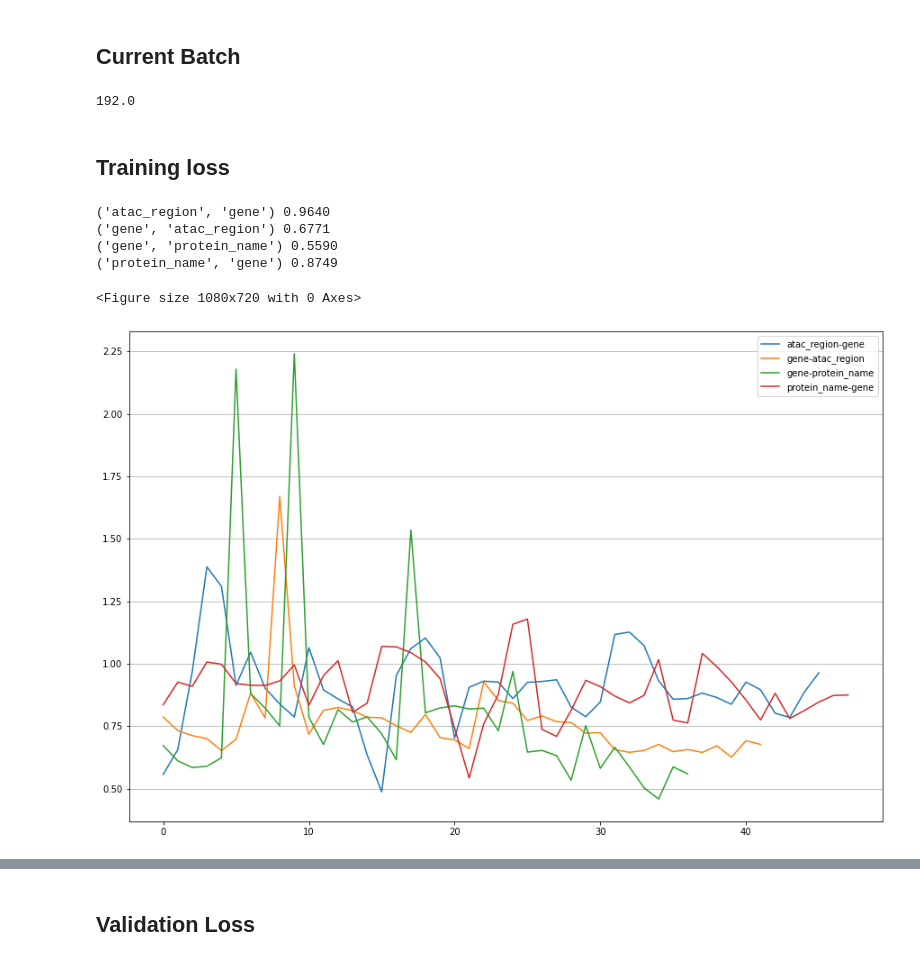
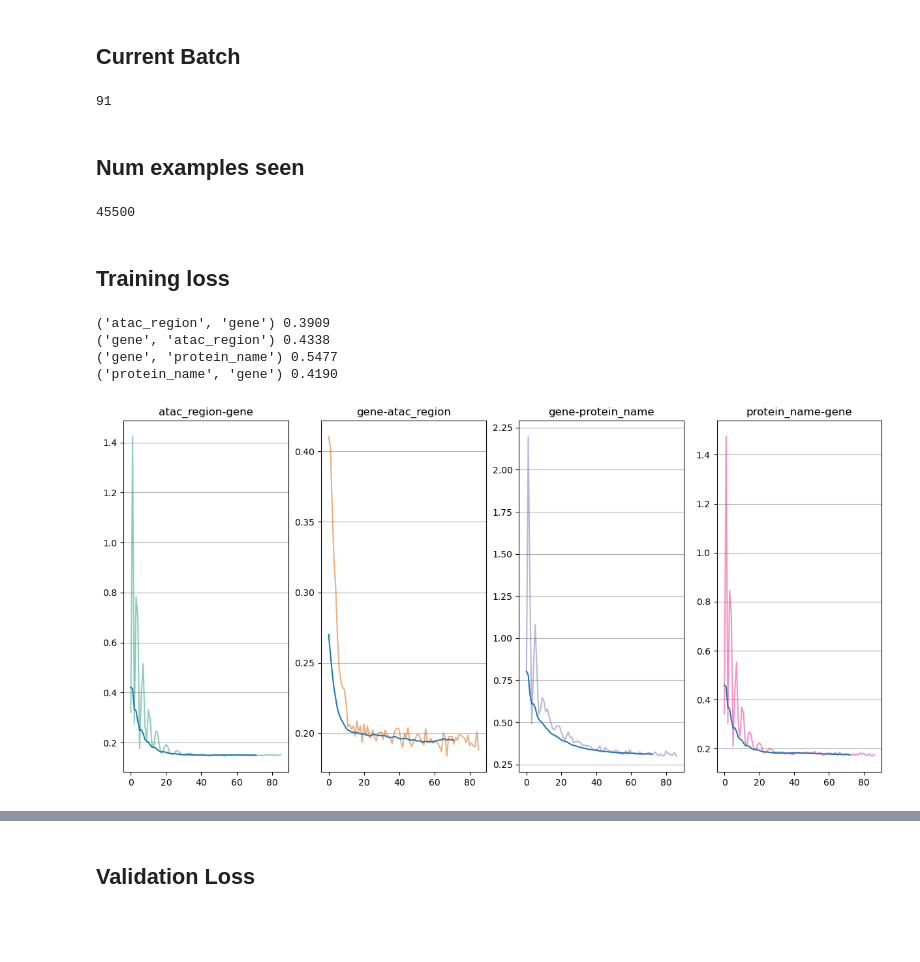
Before and after one commit to bglazer/opisca, a Jupyter notebook: training_logs.ipynb, the cells around one changed output, grey strips where cells are left out. Cells and saved outputs as stored; diff of their text form; code cells hidden in the pictures; blank space fills up the shorter version.

```diff
--- a/training_logs.ipynb
+++ b/training_logs.ipynb
@@ -75,8 +75,10 @@ matches = {}
 #### Timestamp of run
 # %%
 timestamps = [
-    '20211031-1628',
-    '20211031-1642',
+    '20220709-1339', # SAGE 5 layers
+#     '20220709-1340',
+    '20220824-1408', # SAGE, 3 layers
+    '20220824-1415', # GAT
 ]
 files = [f'logs/train_earl_{tmstp}.log' for tmstp in timestamps]
 # %%
@@ -87,7 +89,7 @@ for file in files:
 # %% [markdown]
 ## Select File
 # %%
-idx = 0
+idx = 2
 # %% [markdown]
 ## Get matching log lines
 # %%
@@ -122,9 +125,15 @@ pprint(json.load(open(f'logs/earl_params_{timestamps[idx]}.json')))
 # %% [markdown]
 ## Current Batch
 # %%
-batch = matches['Batch'][-1]
+batch = int(matches['Batch'][-1])
 batch
 # %% [output]
-192.0
+91
+# %% [markdown]
+## Num examples seen
+# %%
+batch*batch_size
+# %% [output]
+45500
 # %% [markdown]
 ## Training loss
@@ -131,17 +142,26 @@ batch
 # %%
-plt.figure(figsize=(15,10))
-fig,ax = plt.subplots(figsize=(15,10))
-plt.grid(axis='y')
+fig,ax = plt.subplots(1, 4, figsize=(15,7))
 
-for task in tasks:
+cmap = cm.Dark2
+
+start = 5
+width = 15
+
+for i,task in enumerate(tasks):
     training_loss = matches[f'train prediction loss {task}']
-    ax.plot(training_loss[5:], label=f'{task[0]}-{task[1]}')
-    print(task, f'{training_loss[-1]:.4f}')
-_=ax.legend()
+    color = list(cmap(i))
+    color2 = list(color)
+    color2[3] = .5
+    ax[i].plot(training_loss[start:], label=f'{task[0]}-{task[1]}', c=color2)
+    ax[i].plot(moving_average(training_loss[start:],width))
+    ax[i].grid(axis='y')
+    ax[i].set_title(f'{task[0]}-{task[1]}')
+#     ax.plot(bucket_steps, bucket(training_loss[batch_size:],5), c=color)
+    print(task, f'{np.sqrt(training_loss[-1]):.4f}')
+# _=ax[0].legend()
 # %% [output]
-('atac_region', 'gene') 0.9640
-('gene', 'atac_region') 0.6771
-('gene', 'protein_name') 0.5590
-('protein_name', 'gene') 0.8749
+('atac_region', 'gene') 0.3909
+('gene', 'atac_region') 0.4338
+('gene', 'protein_name') 0.5477
+('protein_name', 'gene') 0.4190
-<Figure size 1080x720 with 0 Axes>
-[figure, old version]
+[figure, new version]
```
Also changed, not shown: parts of 14 cells of this notebook, 1 other file.
